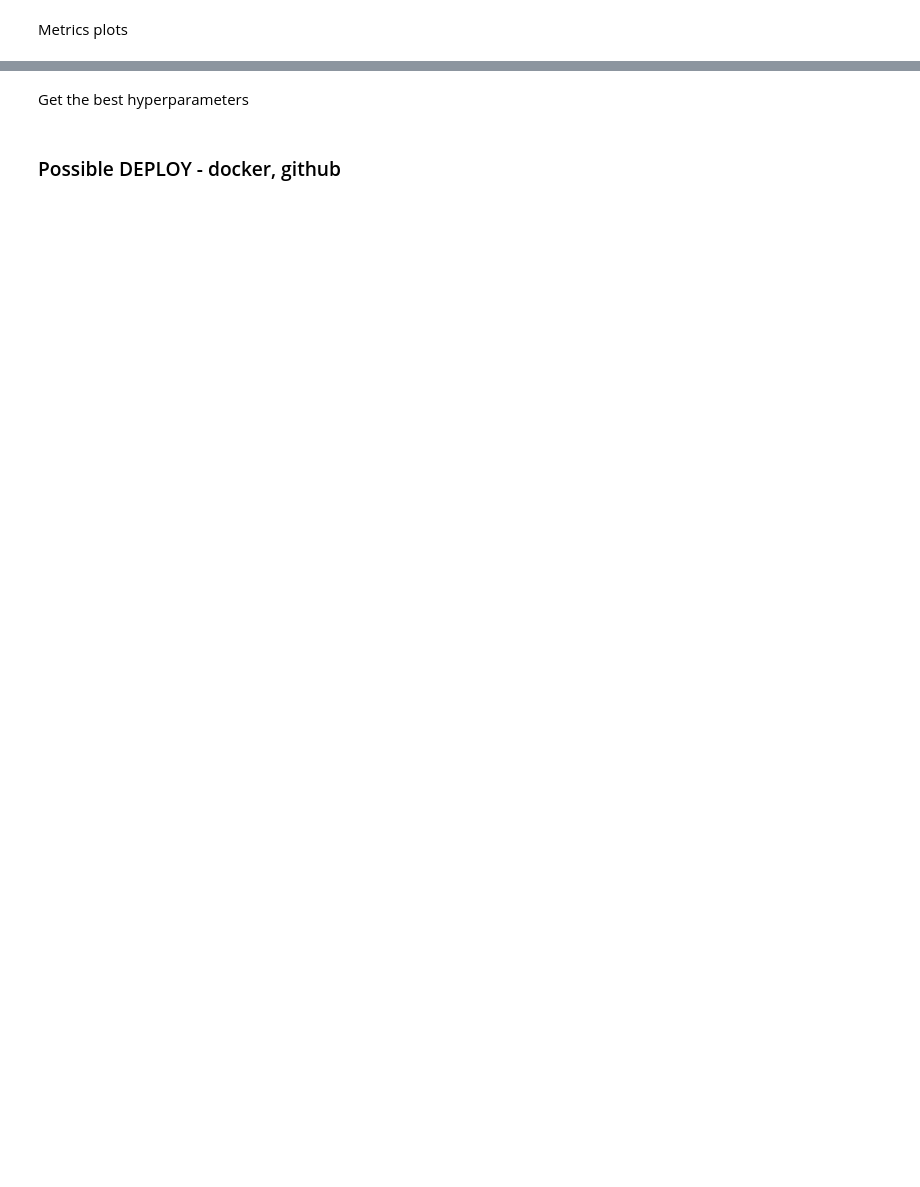
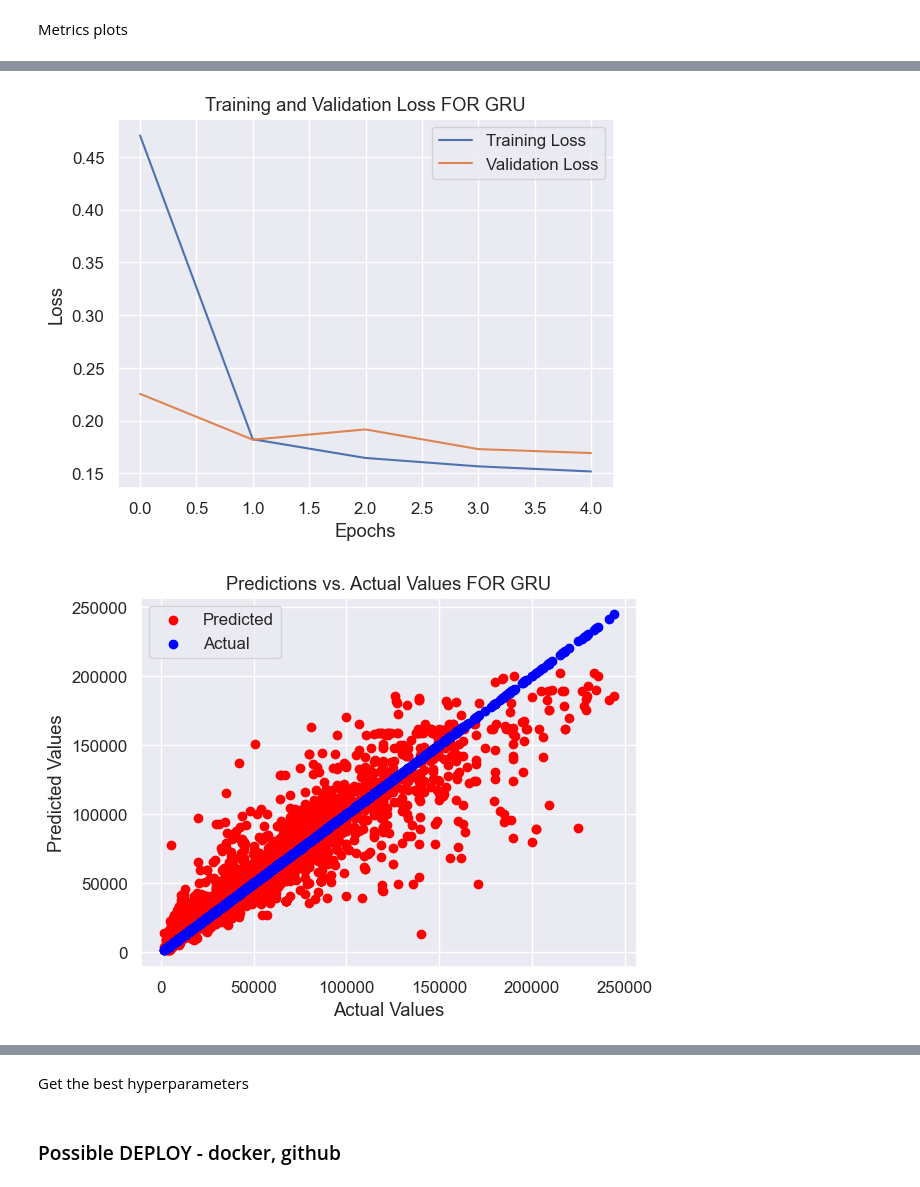
Before and after one commit to PsimonL/AI_Assesment, a Jupyter notebook: main.ipynb, the cells around one changed output, grey strips where cells are left out. Drawn from its saved outputs; the diff is of its cells as text; code cells hidden in the pictures; blank space fills up the shorter version.

```diff
--- a/main.ipynb
+++ b/main.ipynb
@@ -579,0 +700,5 @@ plt.show()
+# %%
+metrics_plots(history_GRU, y_pred_GRU, mae_GRU, mse_GRU, "GRU")
+# %% [output]
+[figure, added]
+[figure, added]
```
Also changed, not shown: parts of 37 cells of this notebook.
